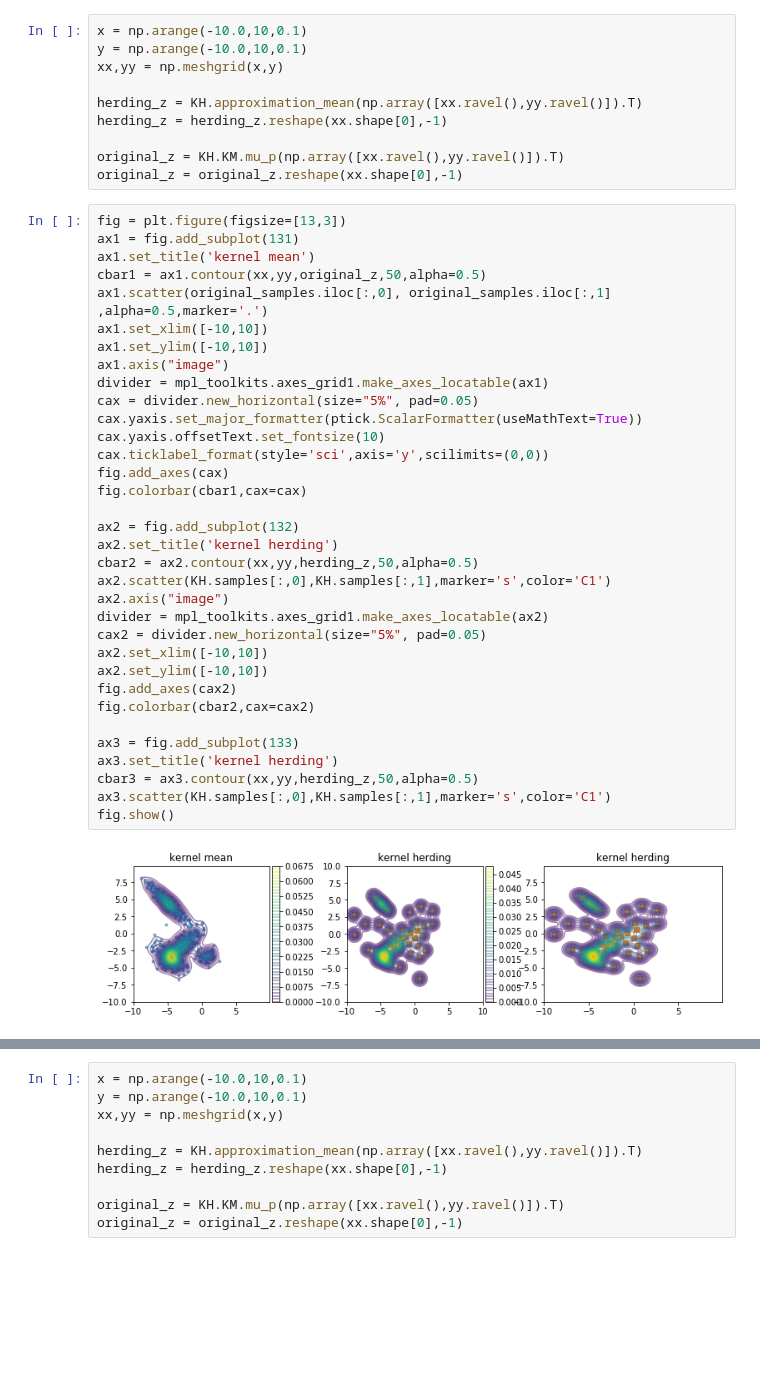
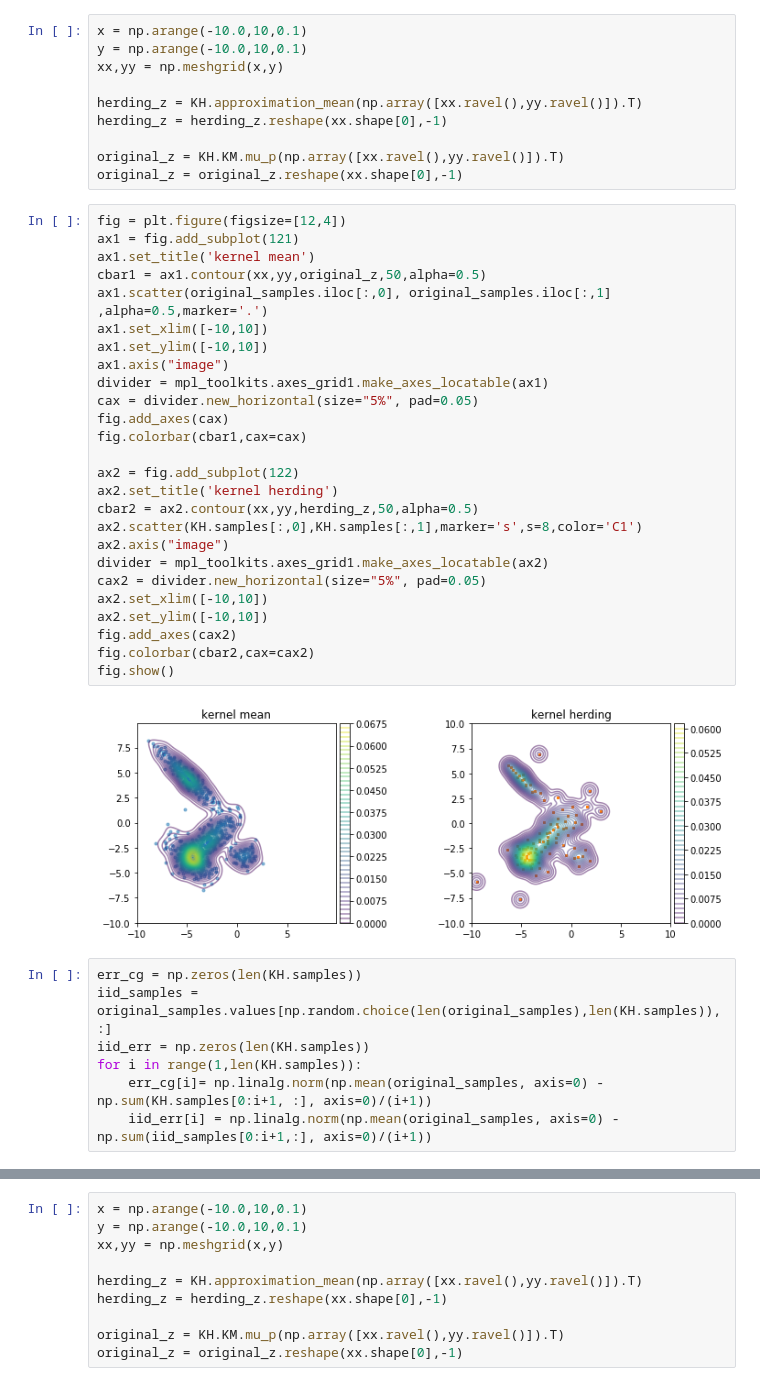
Before and after one commit to JohnYKiyo/kernel_method_numpy, a Jupyter notebook: kernelHerding.ipynb, the cells around one changed output, grey strips where cells are left out. Drawn from its saved outputs; the diff is of its cells as text; blank space fills up the shorter version.

```diff
--- a/kernelHerding.ipynb
+++ b/kernelHerding.ipynb
@@ -159,38 +160,37 @@ herding_z = herding_z.reshape(xx.shape[0],-1)
 original_z = KH.KM.mu_p(np.array([xx.ravel(),yy.ravel()]).T)
 original_z = original_z.reshape(xx.shape[0],-1)
 # %%
-fig = plt.figure(figsize=[13,3])
-ax1 = fig.add_subplot(131)
+fig = plt.figure(figsize=[12,4])
+ax1 = fig.add_subplot(121)
 ax1.set_title('kernel mean')
 cbar1 = ax1.contour(xx,yy,original_z,50,alpha=0.5)
 ax1.scatter(original_samples.iloc[:,0], original_samples.iloc[:,1] ,alpha=0.5,marker='.')
 ax1.set_xlim([-10,10])
 ax1.set_ylim([-10,10])
 ax1.axis("image")
 divider = mpl_toolkits.axes_grid1.make_axes_locatable(ax1)
 cax = divider.new_horizontal(size="5%", pad=0.05)
-cax.yaxis.set_major_formatter(ptick.ScalarFormatter(useMathText=True))
-cax.yaxis.offsetText.set_fontsize(10)
-cax.ticklabel_format(style='sci',axis='y',scilimits=(0,0))
 fig.add_axes(cax)
 fig.colorbar(cbar1,cax=cax)
 
-ax2 = fig.add_subplot(132)
+ax2 = fig.add_subplot(122)
 ax2.set_title('kernel herding')
 cbar2 = ax2.contour(xx,yy,herding_z,50,alpha=0.5)
-ax2.scatter(KH.samples[:,0],KH.samples[:,1],marker='s',color='C1')
+ax2.scatter(KH.samples[:,0],KH.samples[:,1],marker='s',s=8,color='C1')
 ax2.axis("image")
 divider = mpl_toolkits.axes_grid1.make_axes_locatable(ax2)
 cax2 = divider.new_horizontal(size="5%", pad=0.05)
 ax2.set_xlim([-10,10])
 ax2.set_ylim([-10,10])
 fig.add_axes(cax2)
 fig.colorbar(cbar2,cax=cax2)
-
-ax3 = fig.add_subplot(133)
-ax3.set_title('kernel herding')
-cbar3 = ax3.contour(xx,yy,herding_z,50,alpha=0.5)
-ax3.scatter(KH.samples[:,0],KH.samples[:,1],marker='s',color='C1')
 fig.show()
 # %% [output]
-[figure, old version]
+[figure, new version]
+# %%
+err_cg = np.zeros(len(KH.samples))
+iid_samples = original_samples.values[np.random.choice(len(original_samples),len(KH.samples)),:]
+iid_err = np.zeros(len(KH.samples))
+for i in range(1,len(KH.samples)):
+    err_cg[i]= np.linalg.norm(np.mean(original_samples, axis=0) - np.sum(KH.samples[0:i+1, :], axis=0)/(i+1))
+    iid_err[i] = np.linalg.norm(np.mean(original_samples, axis=0) - np.sum(iid_samples[0:i+1,:], axis=0)/(i+1))
```
Also changed, not shown: parts of 32 cells of this notebook, 1 other file.
